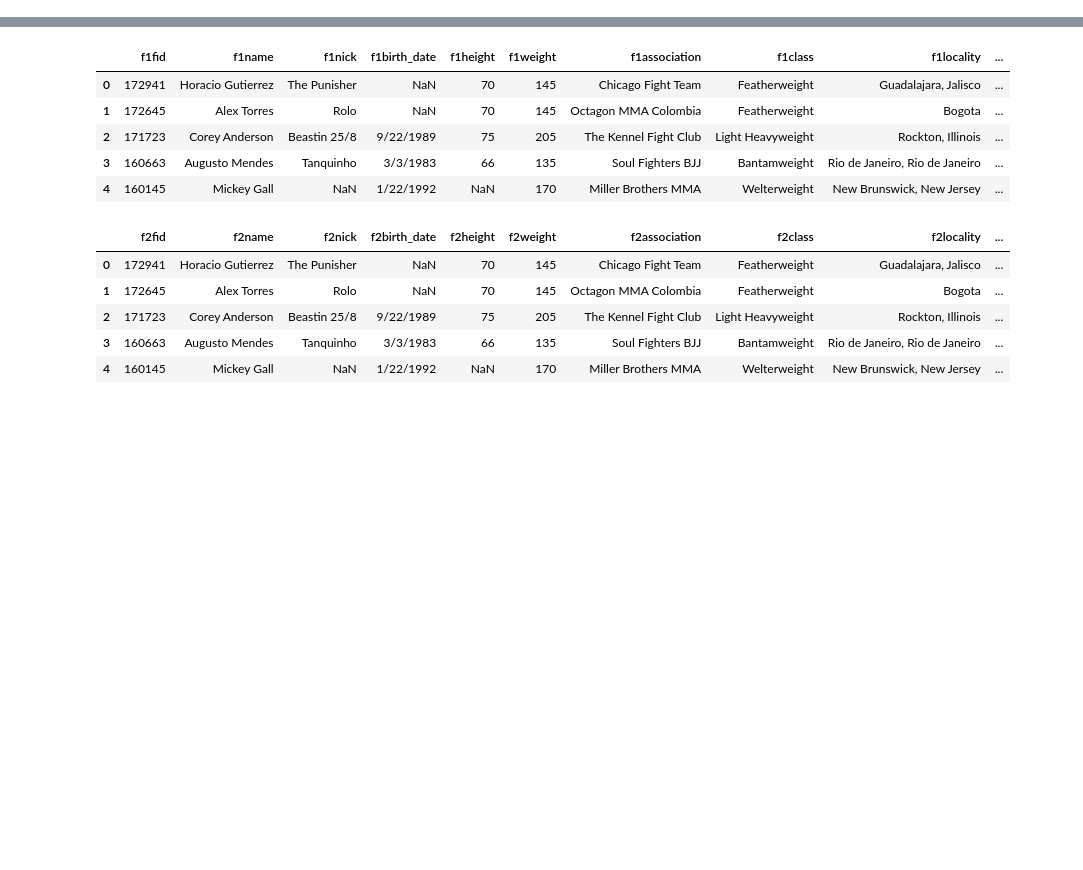
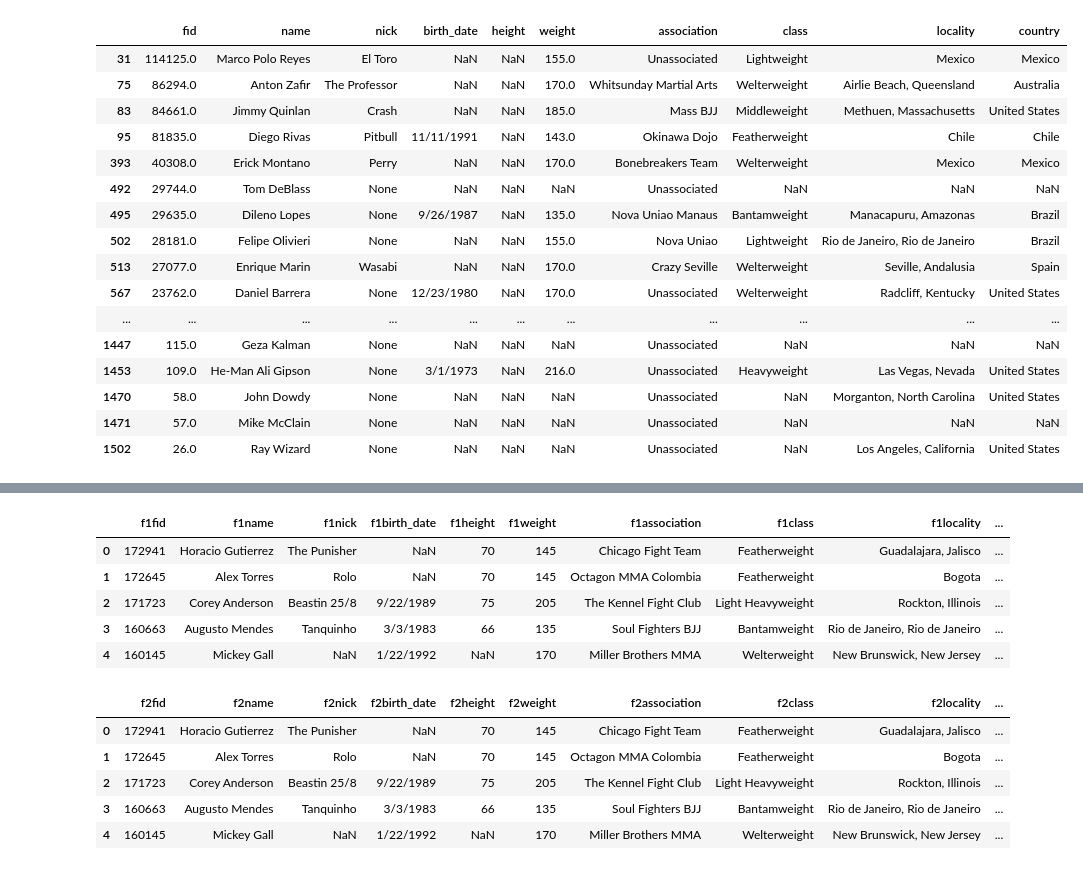
Before and after one commit to michael-j-sanders/DSI-SF-1-msanders2288, a Jupyter notebook: Final Project/UFC_Initial_coding.ipynb, the cells around one changed output, grey strips where cells are left out. Drawn from its saved outputs; the diff is of its cells as text; code cells hidden in the pictures; blank space fills up the shorter version.

```diff
--- a/Final Project/UFC_Initial_coding.ipynb
+++ b/Final Project/UFC_Initial_coding.ipynb
@@ -24,3 +24,23 @@ fighters.head()
 # %%
 #dropping the url column
 fighters.drop(['url'], axis=1, inplace=True)
+# %%
+fighters.ix[pd.isnull(fighters.height)]
+# %% [output]
+|  | fid | name | nick | birth_date | height | weight | association | class | locality | country |
+| 31 | 114125.0 | Marco Polo Reyes | El Toro | NaN | NaN | 155.0 | Unassociated | Lightweight | Mexico | Mexico |
+| 75 | 86294.0 | Anton Zafir | The Professor | NaN | NaN | 170.0 | Whitsunday Martial Arts | Welterweight | Airlie Beach, Queensland | Australia |
+| 83 | 84661.0 | Jimmy Quinlan | Crash | NaN | NaN | 185.0 | Mass BJJ | Middleweight | Methuen, Massachusetts | United States |
+| 95 | 81835.0 | Diego Rivas | Pitbull | 11/11/1991 | NaN | 143.0 | Okinawa Dojo | Featherweight | Chile | Chile |
+| 393 | 40308.0 | Erick Montano | Perry | NaN | NaN | 170.0 | Bonebreakers Team | Welterweight | Mexico | Mexico |
+| 492 | 29744.0 | Tom DeBlass | None | NaN | NaN | NaN | Unassociated | NaN | NaN | NaN |
+| 495 | 29635.0 | Dileno Lopes | None | 9/26/1987 | NaN | 135.0 | Nova Uniao Manaus | Bantamweight | Manacapuru, Amazonas | Brazil |
+| 502 | 28181.0 | Felipe Olivieri | None | NaN | NaN | 155.0 | Nova Uniao | Lightweight | Rio de Janeiro, Rio de Janeiro | Brazil |
+| 513 | 27077.0 | Enrique Marin | Wasabi | NaN | NaN | 170.0 | Crazy Seville | Welterweight | Seville, Andalusia | Spain |
+| 567 | 23762.0 | Daniel Barrera | None | 12/23/1980 | NaN | 170.0 | Unassociated | Welterweight | Radcliff, Kentucky | United States |
+| ... | ... | ... | ... | ... | ... | ... | ... | ... | ... | ... |
+| 1447 | 115.0 | Geza Kalman | None | NaN | NaN | NaN | Unassociated | NaN | NaN | NaN |
+| 1453 | 109.0 | He-Man Ali Gipson | None | 3/1/1973 | NaN | 216.0 | Unassociated | Heavyweight | Las Vegas, Nevada | United States |
+| 1470 | 58.0 | John Dowdy | None | NaN | NaN | NaN | Unassociated | NaN | Morganton, North Carolina | United States |
+| 1471 | 57.0 | Mike McClain | None | NaN | NaN | NaN | Unassociated | NaN | NaN | NaN |
+| 1502 | 26.0 | Ray Wizard | None | NaN | NaN | NaN | Unassociated | NaN | Los Angeles, California | United States |
```
Also changed, not shown: parts of 7 cells of this notebook, 1 other file.
